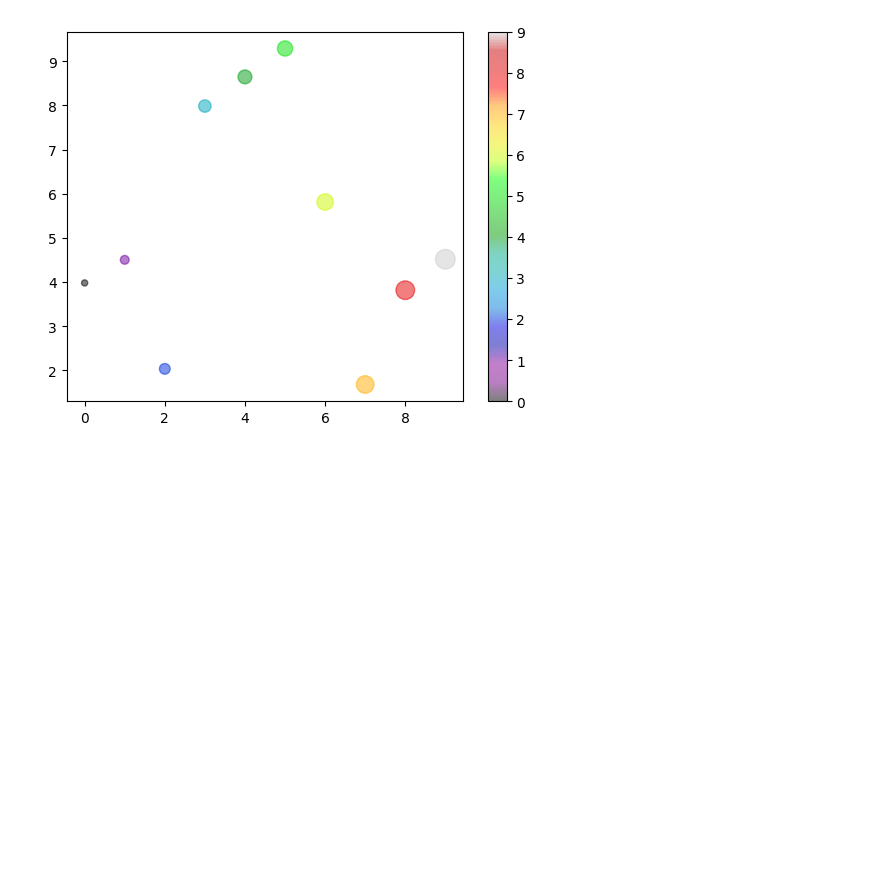
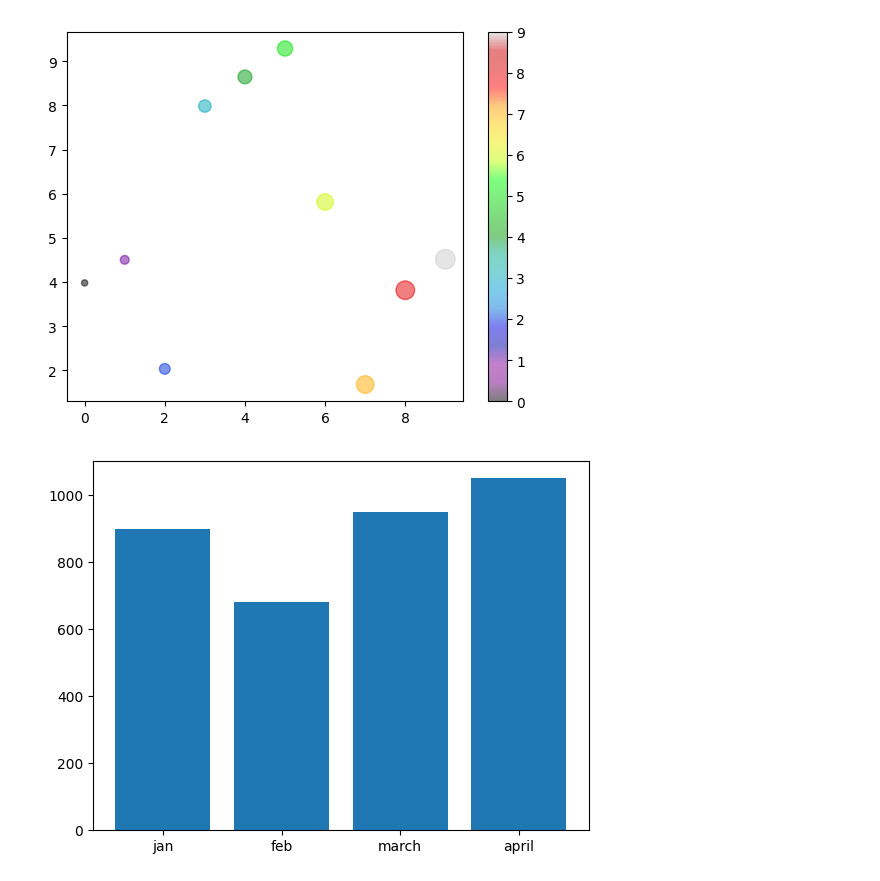
Before and after one commit to Praruj/Pandas_Practise_Portfolio, a Jupyter notebook: Notebooks/Matplotlib.ipynb, the cells around one changed output. Drawn from its saved outputs; the diff is of its cells as text; code cells hidden in the pictures; blank space fills up the shorter version.

Commit message:
add histogram

```diff
--- a/Notebooks/Matplotlib.ipynb
+++ b/Notebooks/Matplotlib.ipynb
@@ -393,3 +393,15 @@ plt.colorbar()
 plt.show()
 # %% [output]
 [figure]
+# %%
+# Matplotlib Bars: bar() functions to draw bar graphs.
+
+import matplotlib.pyplot as plt
+import numpy as np
+
+x=np.array(["jan","feb","march","april"])
+y=np.array([900,680,950,1050])
+plt.bar(x,y)
+plt.show()
+# %% [output]
+[figure, added]
```
Also changed, not shown: parts of 5 cells of this notebook.
